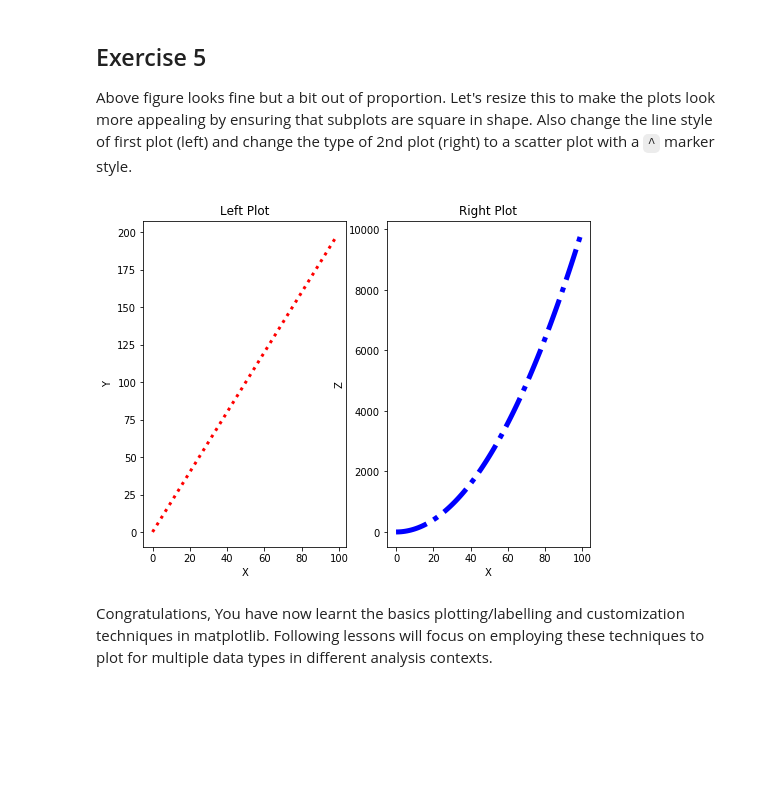
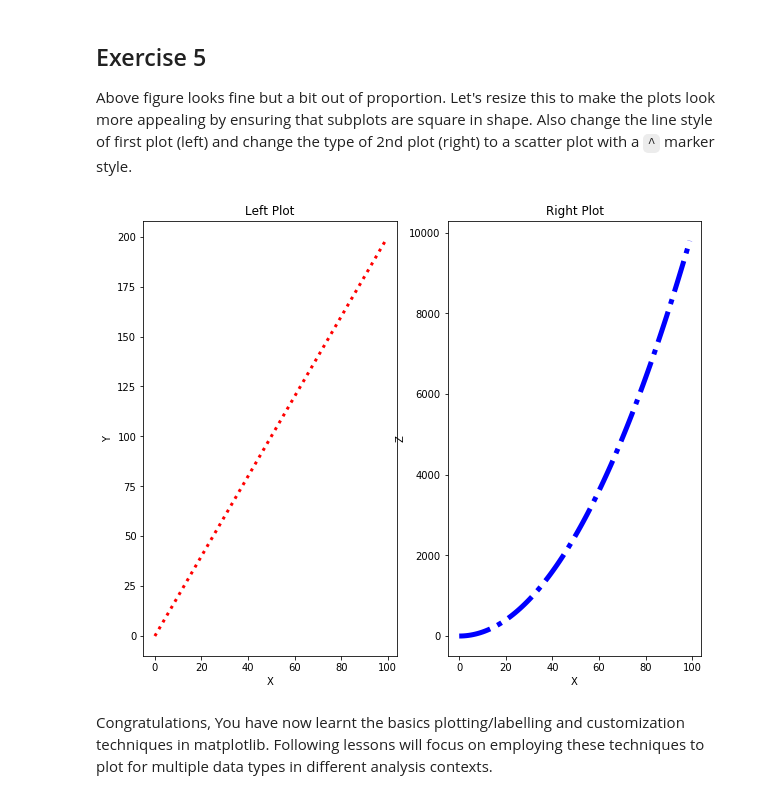
Before and after one commit to nkacoroski/dsc-1-03-13-customizing-visualizations-with-matplotlib-lab-seattle-ds-career-040119, a Jupyter notebook: index.ipynb, the cells around one changed output. Drawn from its saved outputs; the diff is of its cells as text; code cells hidden in the pictures; blank space fills up the shorter version.

```diff
--- a/index.ipynb
+++ b/index.ipynb
@@ -169,23 +169,23 @@ plt.show()
 
 Above figure looks fine but a bit out of proportion. Let's resize this to make the plots look more appealing by ensuring that subplots are square in shape. Also change the line style of first plot (left) and change the type of 2nd plot (right) to a scatter plot with a `^` marker style.
 # %%
-fig = plt.figure(figsize=(8,6))
+fig = plt.figure(figsize=(10,8))
 ax1 = fig.add_subplot(121)
 ax2 = fig.add_subplot(122)
 
 ax1.plot(x, y, color='red', linewidth=3, linestyle=':')
 ax1.set_xlabel('X')
 ax1.set_ylabel('Y')
 ax1.set_title('Left Plot')
 
 ax2.plot(x, z, color='blue', linewidth=5, linestyle='-.')
 ax2.set_xlabel('X')
 ax2.set_ylabel('Z')
 ax2.set_title('Right Plot')
 
 plt.show()
 # %% [output]
-[figure, old version]
+[figure, new version]
 # %% [markdown]
 Congratulations, You have now learnt the basics plotting/labelling and customization techniques in matplotlib. Following lessons will focus on employing these techniques to plot for multiple data types in different analysis contexts.
 # %% [markdown]
```
